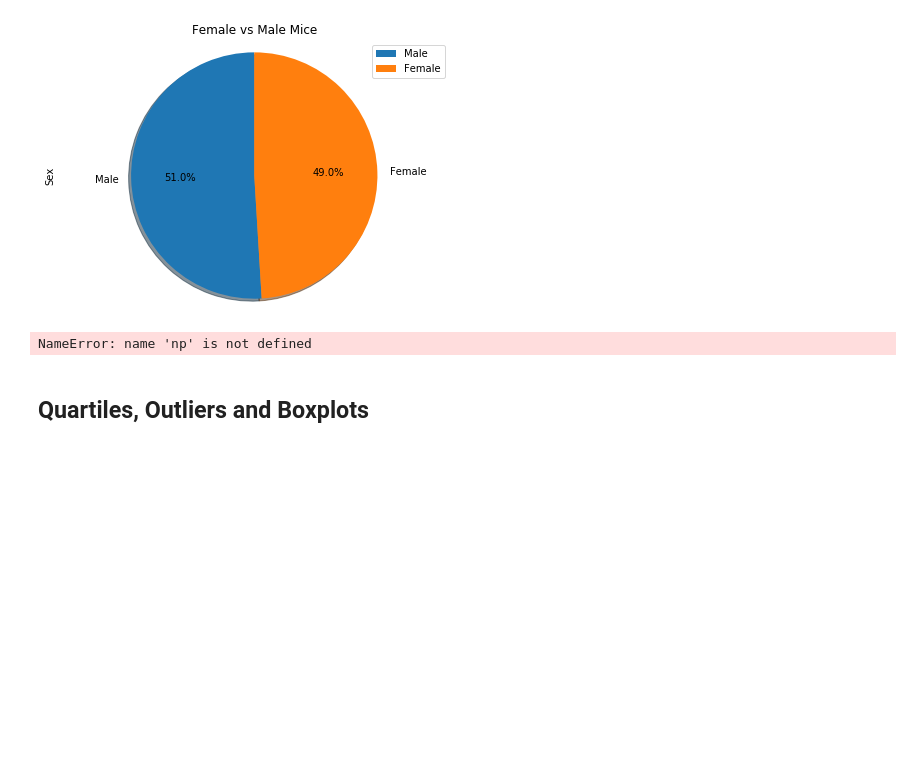
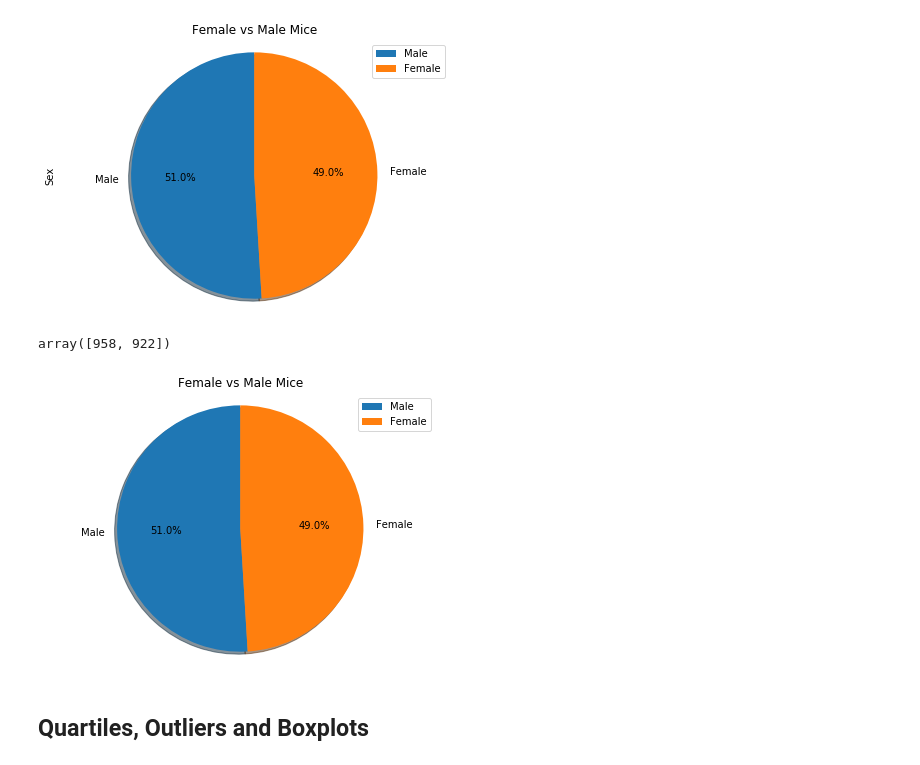
Before and after one commit to vandrade88/matplotlib-challenge, a Jupyter notebook: Pymaceuticals/pymaceuticals_starter.ipynb, the cells around one changed output. Cells and saved outputs as stored; diff of their text form; code cells hidden in the pictures; blank space fills up the shorter version.

```diff
--- a/Pymaceuticals/pymaceuticals_starter.ipynb
+++ b/Pymaceuticals/pymaceuticals_starter.ipynb
@@ -260,7 +222,22 @@ plt.show()
-# %%
-np.arange(0, len(gyms))
-# %% [output]
-NameError: name 'np' is not defined
+# %%
+data2.values
+# %% [output]
+array([958, 922])
+# %%
+# Generate a pie plot showing the distribution of female versus male mice using pyplot
+
+labels = data2.index
+gender = data2.values
+explode = [0, 0]
+plt.figure(figsize=(7,5))
+plt.title("Female vs Male Mice")
+plt.pie(gender, explode = explode, labels = labels, autopct = '%1.1f%%', shadow = True, startangle = 90)
+
+plt.legend(loc="best")
+plt.axis("equal")
+plt.show()
+# %% [output]
+[figure, added]
 # %% [markdown]
 ## Quartiles, Outliers and Boxplots
 # %%
```
Also changed, not shown: parts of 1 cell of this notebook.
